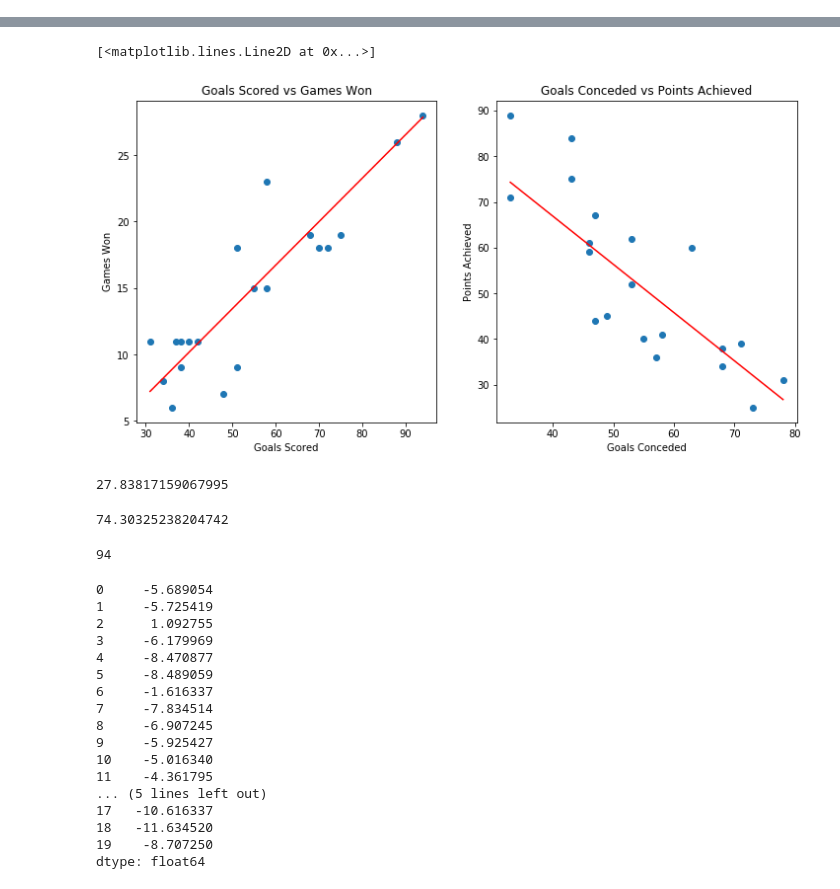
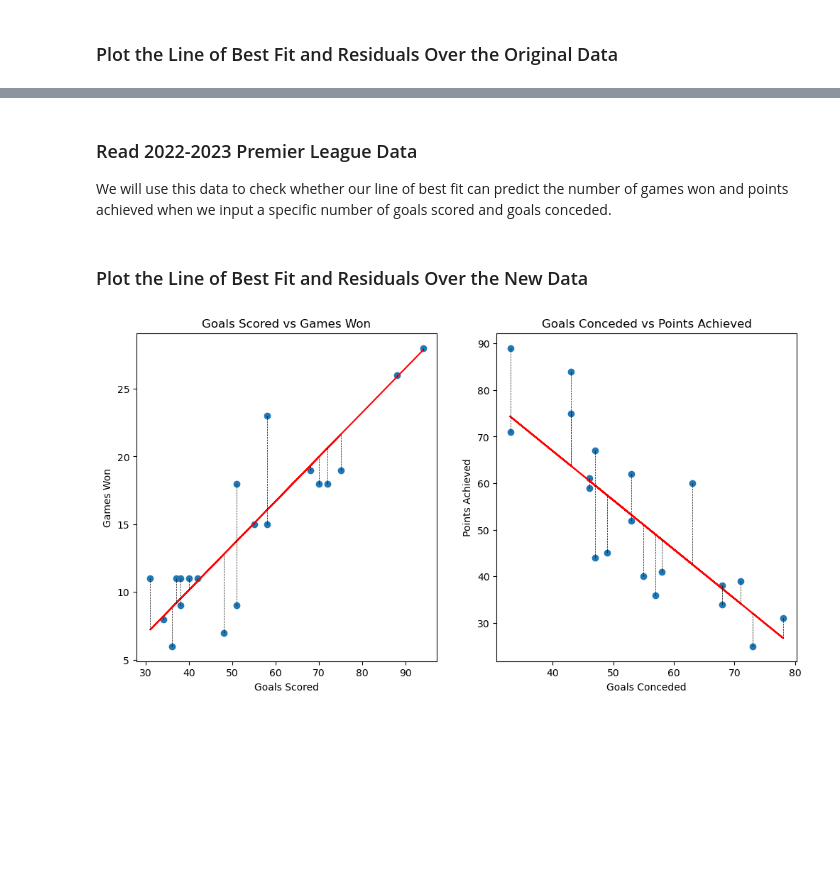
Before and after one commit to b1ll1/otuaweb, a Jupyter notebook: LinearRegression/linear_regression.ipynb, the cells around one changed output, grey strips where cells are left out. Cells and saved outputs as stored; diff of their text form; code cells hidden in the pictures; blank space fills up the shorter version.

```diff
--- a/LinearRegression/linear_regression.ipynb
+++ b/LinearRegression/linear_regression.ipynb
@@ -6,2 +12,2 @@ import numpy as np
 # %%
-df = pd.read_csv('Prem_2021_2022.csv')
+df = pd.read_csv('../DataSets/Prem_2021_2022.csv')
@@ -32 +34,3 @@ GC_residuals = df['Points'] - GC_predictions
+# %% [markdown]
+### Plot the Line of Best Fit and Residuals Over the Original Data
 # %%
@@ -47,41 +56,36 @@ for x, y, res in zip(df['GoalsAgainst'], df['Points'], GC_residuals):
     axes[1].plot([x, x], [y, y - res], 'k--', lw=0.5)
 # %% [output]
 [figure]
+# %% [markdown]
+### Read 2022-2023 Premier League Data
+
+We will use this data to check whether our line of best fit can predict the number of games won and points achieved when we input a specific number of goals scored and goals conceded.
 # %%
-df2 = pd.read_csv('Prem_2022_2023.csv')
+df2 = pd.read_csv('../DataSets/Prem_2022_2023.csv')
+# %% [markdown]
+### Plot the Line of Best Fit and Residuals Over the New Data
 # %%
 fig, axes = plt.subplots(1, 2, figsize=(12,6))
 axes[0].scatter(df2['GoalsFor'], df2['Won'])
 axes[1].scatter(df2['GoalsAgainst'], df2['Points'])
 axes[0].set_title('Goals Scored vs Games Won')
 axes[1].set_title('Goals Conceded vs Points Achieved')
 axes[0].set_xlabel('Goals Scored')
 axes[0].set_ylabel('Games Won')
 axes[1].set_xlabel('Goals Conceded')
 axes[1].set_ylabel('Points Achieved')
 
-GF_range = np.arange(df2['GoalsFor'].min(), df2['GoalsFor'].max()+1)
-GC_range = np.arange(df2['GoalsAgainst'].min(), df2['GoalsAgainst'].max()+1)
+GF_predictions = slopeGF*df2['GoalsFor']+interceptGF
+GF_residuals = df2['Won'] - GF_predictions
+GC_predictions = slopeGC*df2['GoalsAgainst']+interceptGC
+GC_residuals = df2['Points'] - GC_predictions
 
-GF_predictions = slopeGF*GF_range+interceptGF
-GC_predictions = slopeGC*GC_range+interceptGC
-
-axes[0].plot(GF_range, GF_predictions, color='red')
-axes[1].plot(GC_range, GC_predictions, color='red')
+axes[0].plot(df2['GoalsFor'], GF_predictions, color='red')
+axes[1].plot(df2['GoalsAgainst'], GC_predictions, color='red')
+for x, y, res in zip(df2['GoalsFor'], df2['Won'], GF_residuals):
+    axes[0].plot([x, x], [y, y - res], 'k--', lw=0.5)
+axes[1].plot(df2['GoalsAgainst'], GC_predictions, color='red')
+for x, y, res in zip(df2['GoalsAgainst'], df2['Points'], GC_residuals):
+    axes[1].plot([x, x], [y, y - res], 'k--', lw=0.5)
 # %% [output]
-[<matplotlib.lines.Line2D at 0x...>]
-[figure, old version]
+[figure, new version]
-# %%
-man_city_goals_for = 94
-print(man_city_goals_for*slopeGF+interceptGF)
-# %% [output]
-27.83817159067995
-# %%
-man_city_goals_conceded = 33
-print(man_city_goals_conceded*slopeGC+interceptGC)
-# %% [output]
-74.30325238204742
-# %%
-df2['GoalsFor'].max()
-# %% [output]
-94
@@ -90,20 +91,0 @@ residuals = df2['Won'] - slopeGF*df2['GoalsFor']+interceptGF
-# %%
-residuals
-# %% [output]
-0     -5.689054
-1     -5.725419
-2      1.092755
-3     -6.179969
-4     -8.470877
-5     -8.489059
-6     -1.616337
-7     -7.834514
-8     -6.907245
-9     -5.925427
-10    -5.016340
-11    -4.361795
-... (5 lines left out)
-17   -10.616337
-18   -11.634520
-19    -8.707250
-dtype: float64
```
Also changed, not shown: parts of 18 cells of this notebook.
